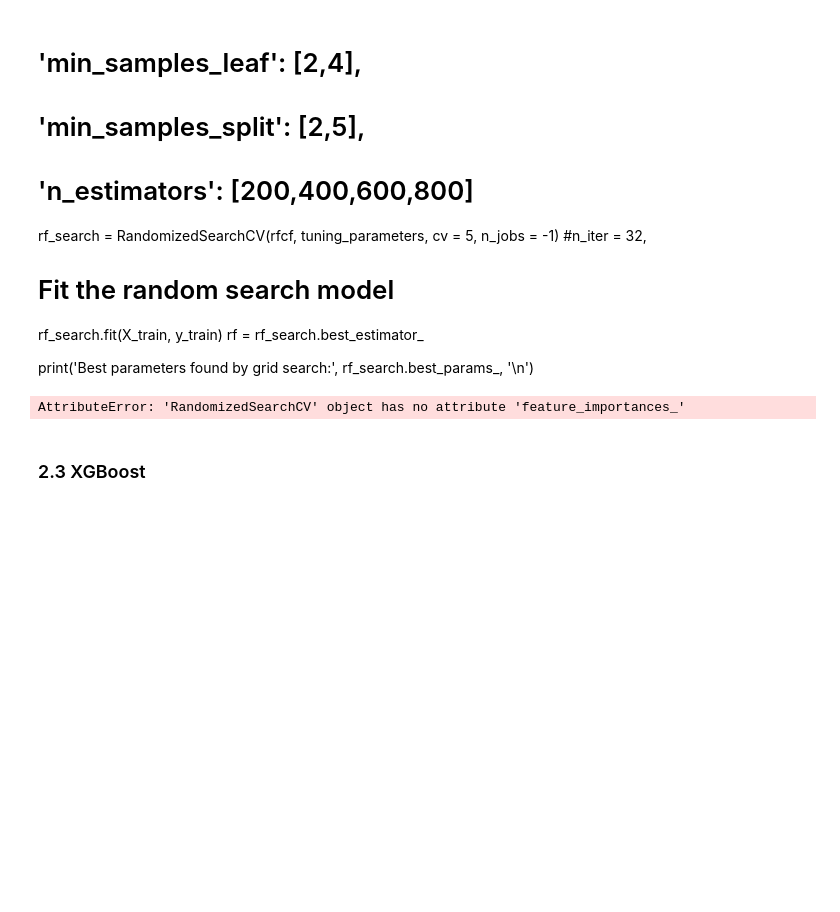
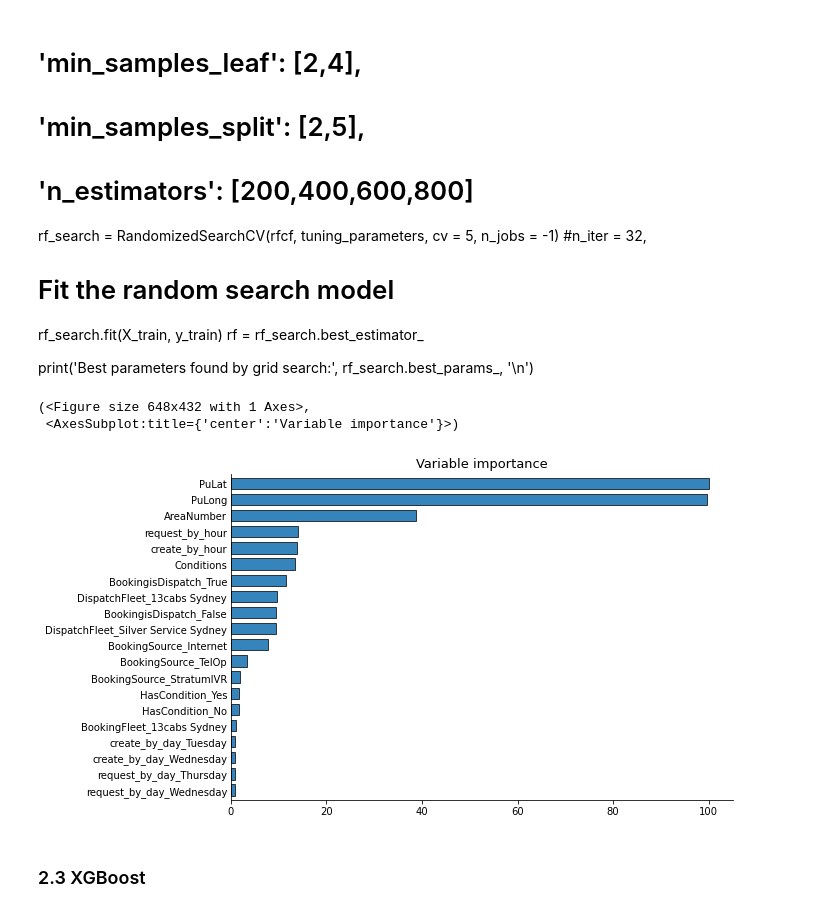
Before and after one commit to xhua0336/Taxi_booking_analysis, a Jupyter notebook: Model.ipynb, the cells around one changed output. Cells and saved outputs as stored; diff of their text form; code cells hidden in the pictures; blank space fills up the shorter version.

```diff
--- a/Model.ipynb
+++ b/Model.ipynb
@@ -114,10 +118,11 @@ rf = rf_search.best_estimator_
 print('Best parameters found by grid search:', rf_search.best_params_, '\n')
 # %%
 # feature importance
-#plot_feature_importance(rf, X_train.columns)
-#plt.show()
+plot_feature_importance(rfcf, X_train.columns)
 # %% [output]
-AttributeError: 'RandomizedSearchCV' object has no attribute 'feature_importances_'
+(<Figure size 648x432 with 1 Axes>,
+ <AxesSubplot:title={'center':'Variable importance'}>)
+[figure, added]
 # %% [markdown]
 ### 2.3 XGBoost
 # %%
```
Also changed, not shown: parts of 3 cells of this notebook.
